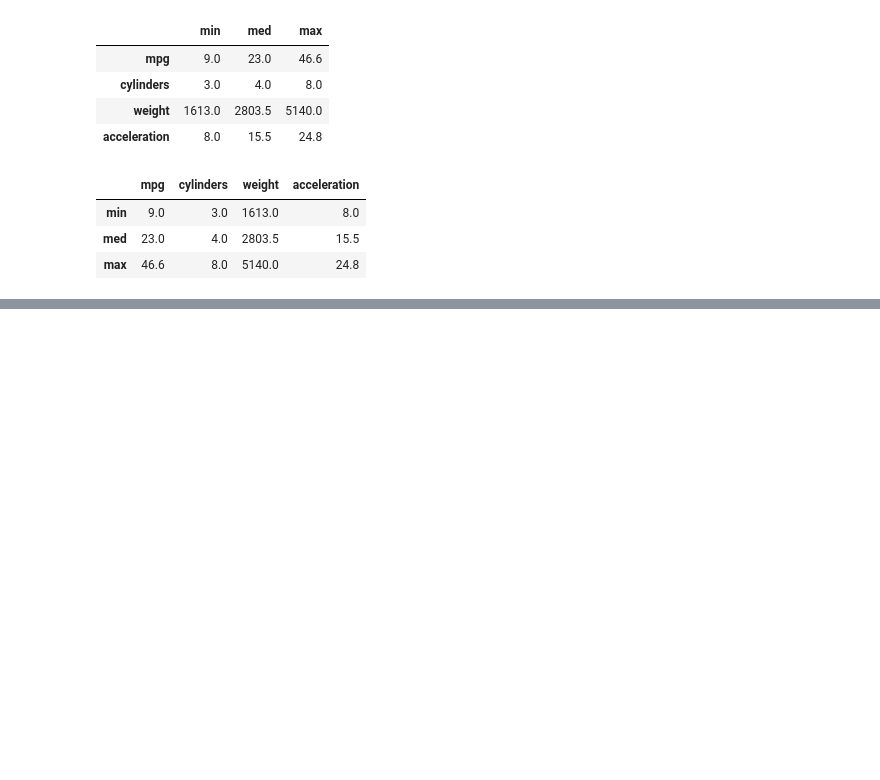
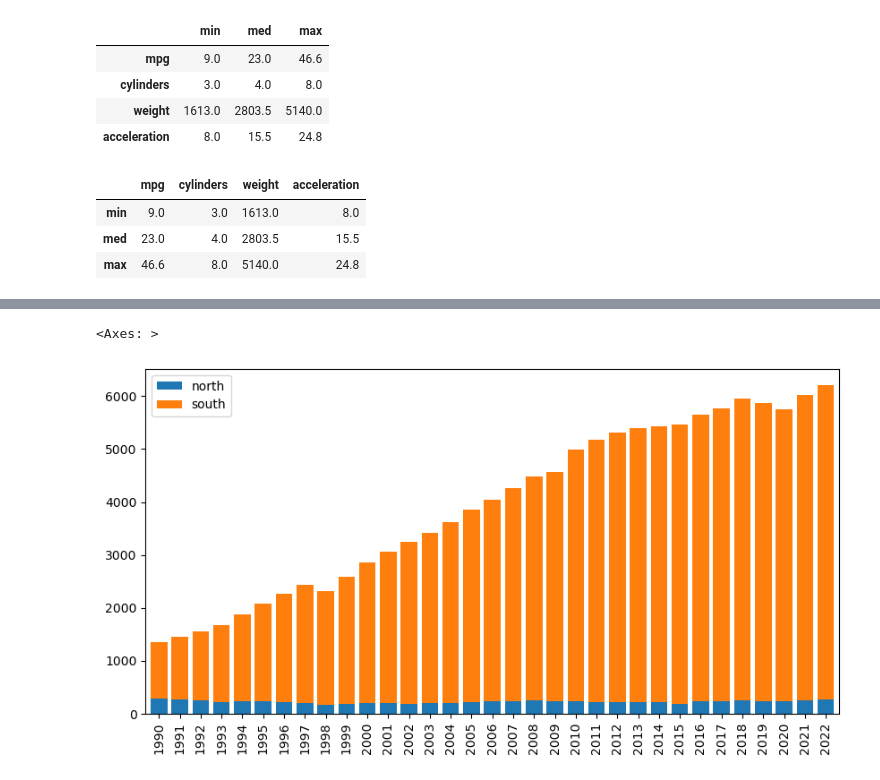
Before and after one commit to cymyung/pandas, a Jupyter notebook: s2024.03.09_데이터살펴보기.ipynb, the cells around one changed output, grey strips where cells are left out. Cells and saved outputs as stored; diff of their text form; code cells hidden in the pictures; blank space fills up the shorter version.

```diff
--- a/s2024.03.09_데이터살펴보기.ipynb
+++ b/s2024.03.09_데이터살펴보기.ipynb
@@ -218,0 +337,10 @@ pd.DataFrame({'min':min,'med':med,'max':max}).T
+# %%
+#df.plot(kind = 'bar') : 수직막대그래프
+# width option = 굵기
+# stacked = False/True
+
+#df3_T.plot(kind = 'bar', figsize = (10,5), width = 0.8)
+df3_T.plot(kind = 'bar', figsize = (10,5), width = 0.8, stacked = True)
+# %% [output]
+<Axes: >
+[figure, added]
```
Also changed, not shown: parts of 23 cells of this notebook, 14 other files.
